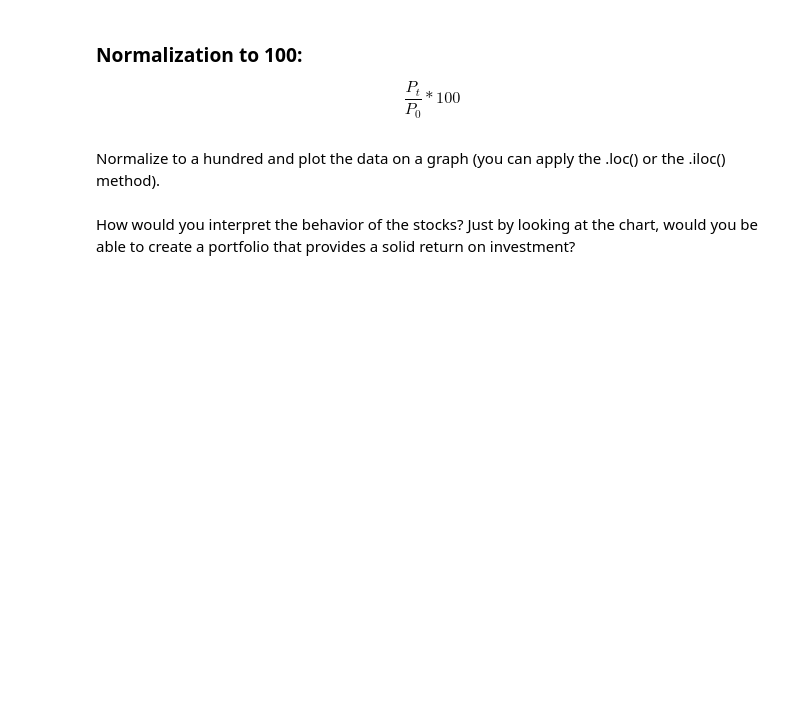
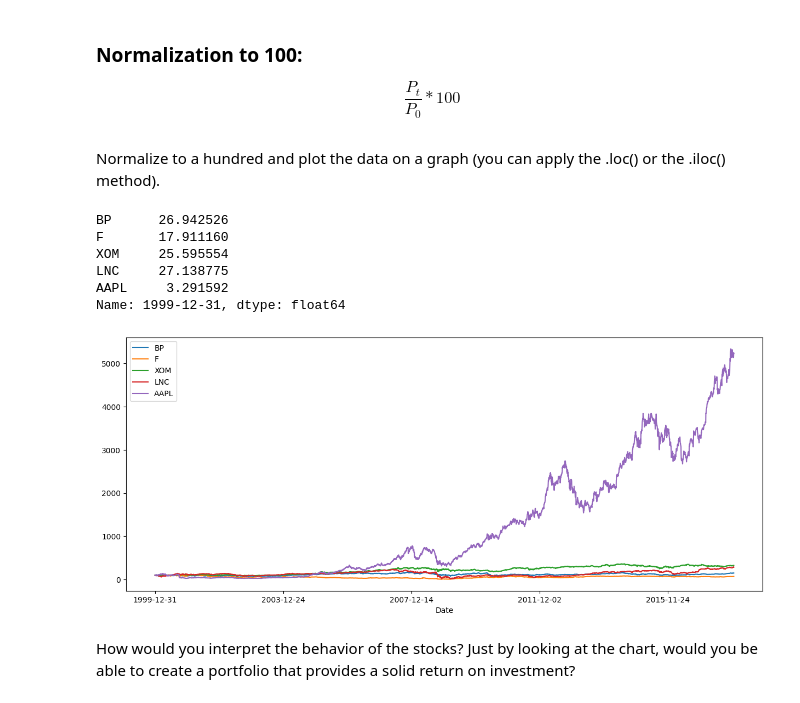
Before and after one commit to RISONALDOMENDES/python-para-financas--investimento-e-analise-de-dados, a Jupyter notebook: 67 Calculating the Return Portfo Secur/CSV/Calc Return Portfolio Securit - Exercise_CSV.ipynb, the cells around one changed output. Drawn from its saved outputs; the diff is of its cells as text; code cells hidden in the pictures; blank space fills up the shorter version.

```diff
--- a/67 Calculating the Return Portfo Secur/CSV/Calc Return Portfolio Securit - Exercise_CSV.ipynb
+++ b/67 Calculating the Return Portfo Secur/CSV/Calc Return Portfolio Securit - Exercise_CSV.ipynb
@@ -7,3 +7,5 @@ import numpy as pd
 import pandas as pd
 from pandas_datareader import data as wb
 import matplotlib.pyplot as plt
+# %%
+mydata = pd.read_csv('5_stocks_2000_2017.csv', index_col= 'Date')
@@ -15,6 +52,20 @@ $$
 $$
 # %% [markdown]
 Normalize to a hundred and plot the data on a graph (you can apply the .loc() or the .iloc() method).
+# %%
+mydata.iloc[0]
+# %% [output]
+BP      26.942526
+F       17.911160
+XOM     25.595554
+LNC     27.138775
+AAPL     3.291592
+Name: 1999-12-31, dtype: float64
+# %%
+(mydata / mydata.iloc[0] * 100).plot(figsize=(15, 6));
+plt.show()
+# %% [output]
+[figure, added]
 # %% [markdown]
 How would you interpret the behavior of the stocks? Just by looking at the chart, would you be able to create a portfolio that provides a solid return on investment?
 # %% [markdown]
```
Also changed, not shown: parts of 9 cells of this notebook.
